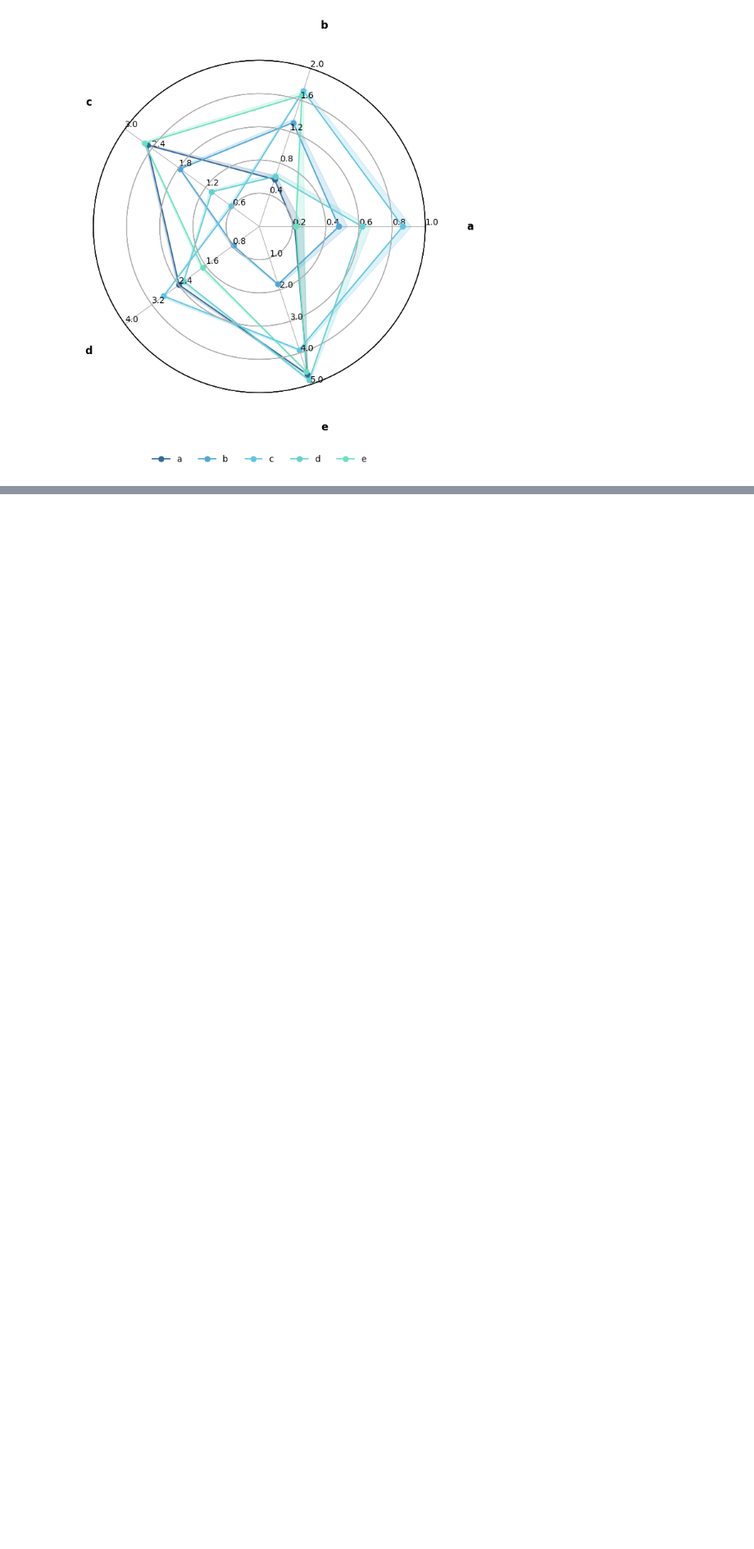
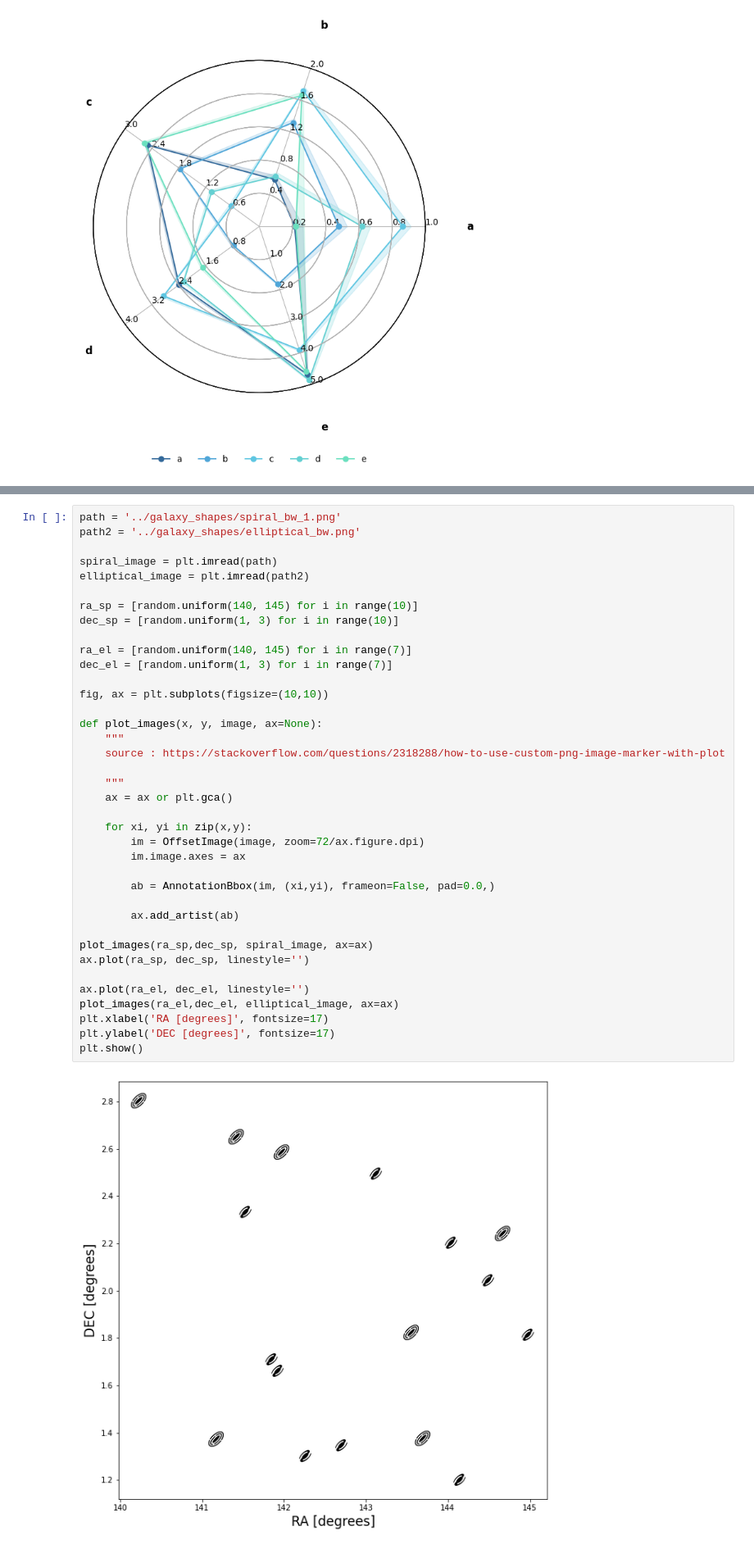
Before and after one commit to Astro-Sisters/mariprism, a Jupyter notebook: examples/mariplots.ipynb, the cells around one changed output, grey strips where cells are left out. Shown: that part at 82% size. Drawn from its saved outputs; the diff is of its cells as text; blank space fills up the shorter version.

```diff
--- a/examples/mariplots.ipynb
+++ b/examples/mariplots.ipynb
@@ -50,0 +59,40 @@ plt.show()
+# %%
+path = '../galaxy_shapes/spiral_bw_1.png'
+path2 = '../galaxy_shapes/elliptical_bw.png'
+
+spiral_image = plt.imread(path)
+elliptical_image = plt.imread(path2)
+
+ra_sp = [random.uniform(140, 145) for i in range(10)]
+dec_sp = [random.uniform(1, 3) for i in range(10)]
+
+ra_el = [random.uniform(140, 145) for i in range(7)]
+dec_el = [random.uniform(1, 3) for i in range(7)]
+
+fig, ax = plt.subplots(figsize=(10,10))
+
+def plot_images(x, y, image, ax=None):
+    """
+    source : https://stackoverflow.com/questions/2318288/how-to-use-custom-png-image-marker-with-plot
+
+    """
+    ax = ax or plt.gca()
+
+    for xi, yi in zip(x,y):
+        im = OffsetImage(image, zoom=72/ax.figure.dpi)
+        im.image.axes = ax
+
+        ab = AnnotationBbox(im, (xi,yi), frameon=False, pad=0.0,)
+
+        ax.add_artist(ab)
+
+plot_images(ra_sp,dec_sp, spiral_image, ax=ax)
+ax.plot(ra_sp, dec_sp, linestyle='')
+
+ax.plot(ra_el, dec_el, linestyle='')
+plot_images(ra_el,dec_el, elliptical_image, ax=ax)
+plt.xlabel('RA [degrees]', fontsize=17)
+plt.ylabel('DEC [degrees]', fontsize=17)
+plt.show()
+# %% [output]
+[figure, added]
```
Also changed, not shown: parts of 2 cells of this notebook, 1 other file.
